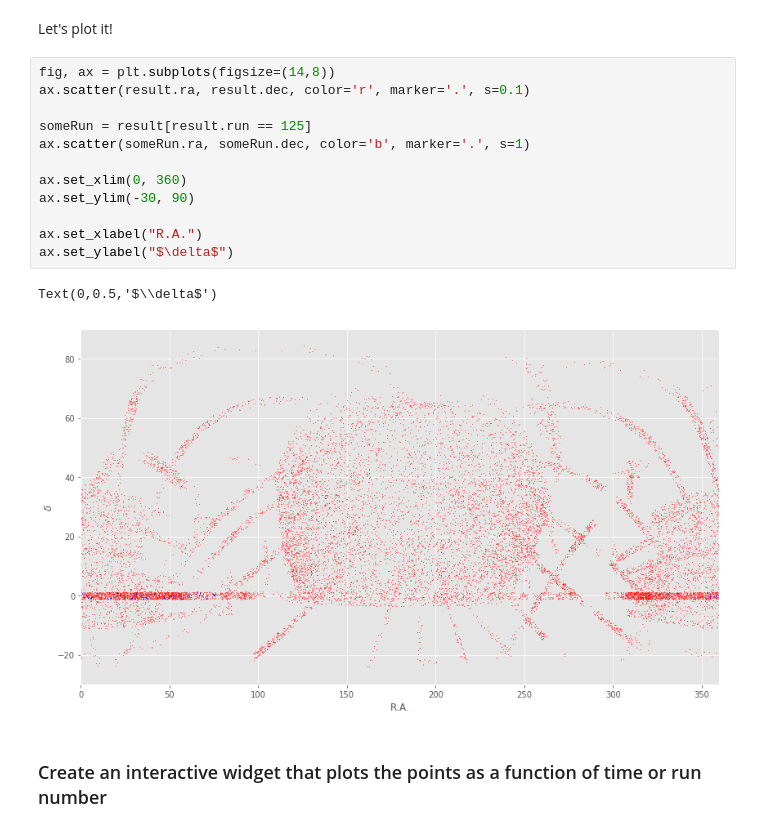
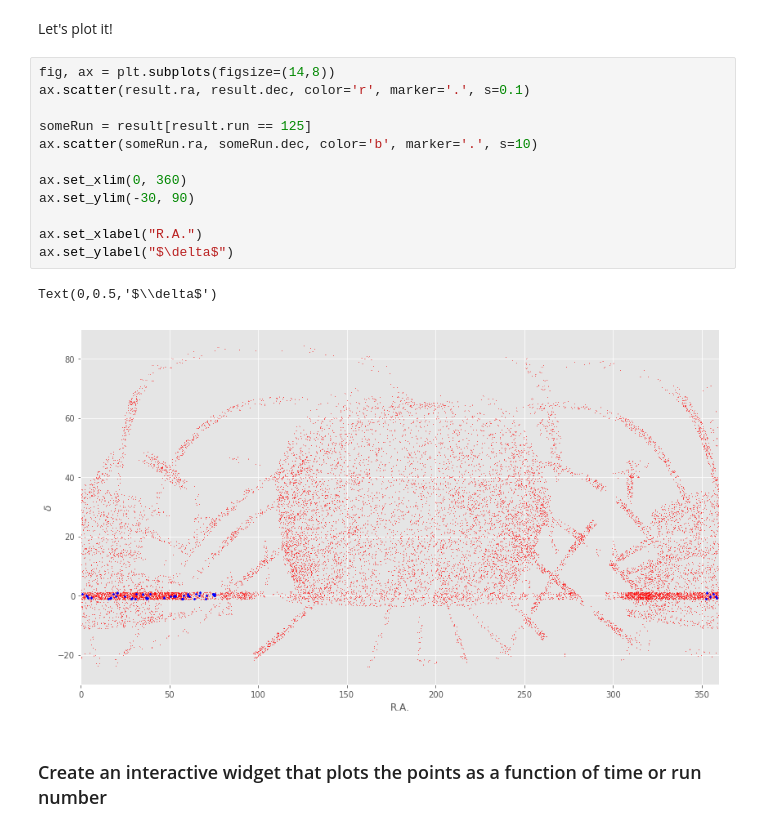
Before and after one commit to connolly/A302_2019, a Jupyter notebook: lectures/lecture-08-databases/lecture-09-databases-from-python.ipynb, the cells around one changed output. Drawn from its saved outputs; the diff is of its cells as text.

```diff
--- a/lectures/lecture-08-databases/lecture-09-databases-from-python.ipynb
+++ b/lectures/lecture-08-databases/lecture-09-databases-from-python.ipynb
@@ -395,17 +417,17 @@ Let's plot it!
 # %%
 fig, ax = plt.subplots(figsize=(14,8))
 ax.scatter(result.ra, result.dec, color='r', marker='.', s=0.1)
 
 someRun = result[result.run == 125]
-ax.scatter(someRun.ra, someRun.dec, color='b', marker='.', s=1)
+ax.scatter(someRun.ra, someRun.dec, color='b', marker='.', s=10)
 
 ax.set_xlim(0, 360)
 ax.set_ylim(-30, 90)
 
 ax.set_xlabel("R.A.")
 ax.set_ylabel("$\delta$")
 # %% [output]
 Text(0,0.5,'$\\delta$')
-[figure, old version]
+[figure, new version]
 # %% [markdown]
 ### Create an interactive widget that plots the points as a function of time or run number
```
Also changed, not shown: parts of 3 cells of this notebook, 1 other file.
